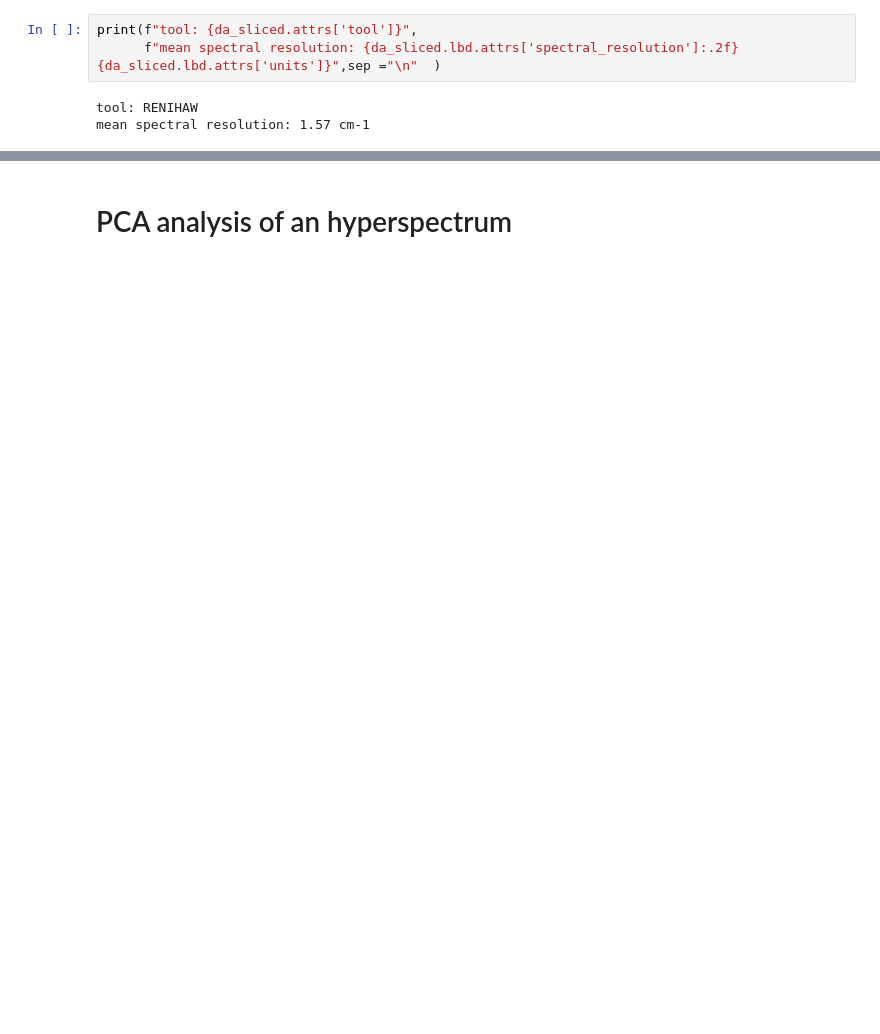
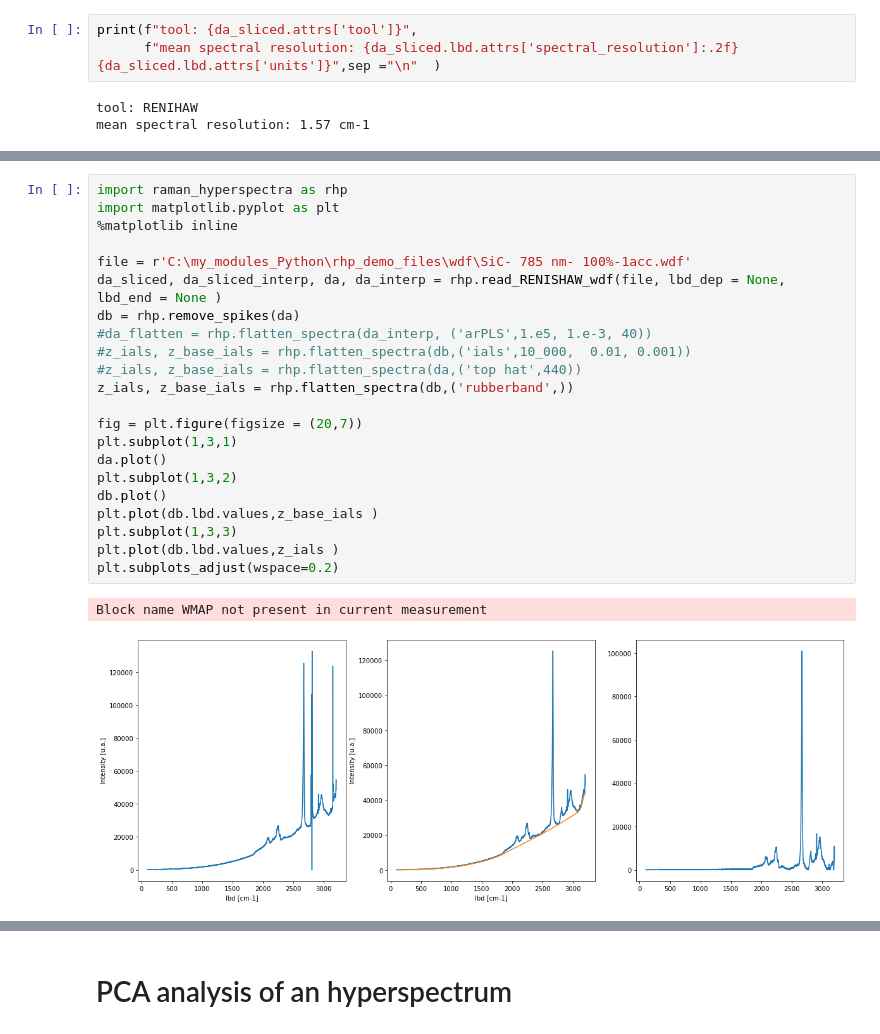
Before and after one commit to Bertin-fap/raman-hyperspectra-examples, a Jupyter notebook: raman_hyperspectra examples.ipynb, the cells around one changed output, grey strips where cells are left out. Saved outputs shown, nothing was run; the diff lists cells and outputs as text; blank space fills up the shorter version.

```diff
--- a/raman_hyperspectra examples.ipynb
+++ b/raman_hyperspectra examples.ipynb
@@ -31,0 +38,25 @@ da_full_spectrum_interp.sel(lbd =521, method = "nearest").plot(robust=True)
+# %%
+import raman_hyperspectra as rhp
+import matplotlib.pyplot as plt
+%matplotlib inline
+
+file = r'C:\my_modules_Python\rhp_demo_files\wdf\SiC- 785 nm- 100%-1acc.wdf'
+da_sliced, da_sliced_interp, da, da_interp = rhp.read_RENISHAW_wdf(file, lbd_dep = None, lbd_end = None )
+db = rhp.remove_spikes(da)
+#da_flatten = rhp.flatten_spectra(da_interp, ('arPLS',1.e5, 1.e-3, 40))
+#z_ials, z_base_ials = rhp.flatten_spectra(db,('ials',10_000,  0.01, 0.001))
+#z_ials, z_base_ials = rhp.flatten_spectra(da,('top hat',440))
+z_ials, z_base_ials = rhp.flatten_spectra(db,('rubberband',))
+
+fig = plt.figure(figsize = (20,7))
+plt.subplot(1,3,1)
+da.plot()
+plt.subplot(1,3,2)
+db.plot()
+plt.plot(db.lbd.values,z_base_ials )
+plt.subplot(1,3,3)
+plt.plot(db.lbd.values,z_ials )
+plt.subplots_adjust(wspace=0.2)
+# %% [output]
+Block name WMAP not present in current measurement
+[figure, added]
```
Also changed, not shown: parts of 33 cells of this notebook.
